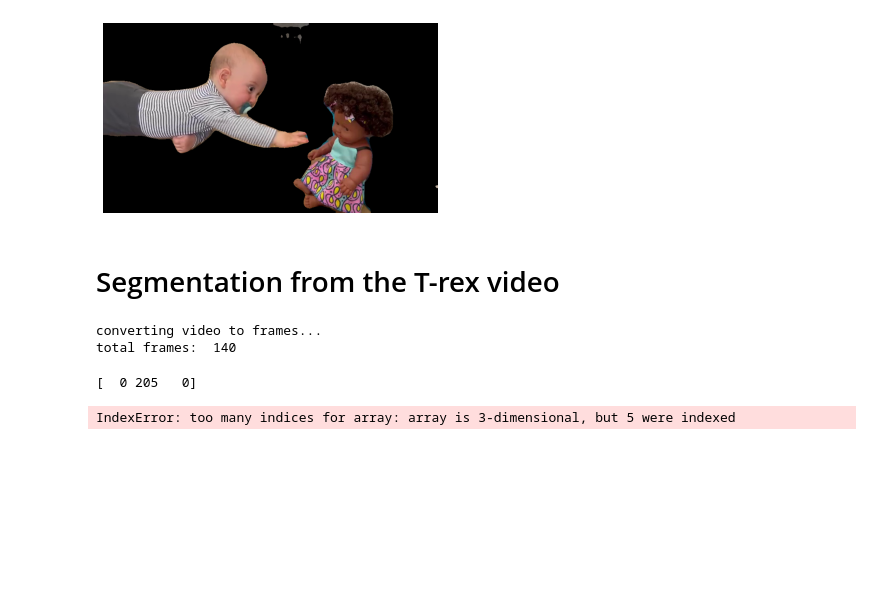
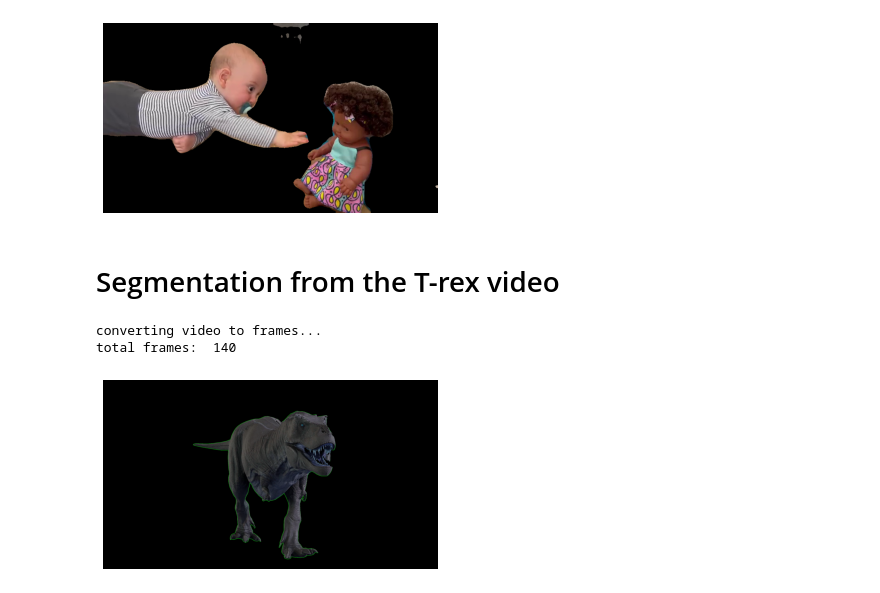
Before and after one commit to Adi-Yuval/Computer-Vision-HW, a Jupyter notebook: ee046746_hw2_classifiers_segmentation/code/ee046746_hw2_part3.ipynb, the cells around one changed output. Saved outputs shown, nothing was run; the diff lists cells and outputs as text; code cells hidden in the pictures; blank space fills up the shorter version.

```diff
--- a/ee046746_hw2_classifiers_segmentation/code/ee046746_hw2_part3.ipynb
+++ b/ee046746_hw2_classifiers_segmentation/code/ee046746_hw2_part3.ipynb
@@ -74,17 +74,28 @@ frame_video_convert.video_to_image_seq("my_data/T-RexVideo.mp4", "my_data/T-rex_
 # %% [output]
 converting video to frames...
 total frames:  140
-# %%
-def mask_dino(frame_path):
-    frame = cv2.imread(frame_path)
-    frame_bg_color = frame[0, 0, :]
-
-    print(frame_bg_color)
-
-
-    plt.imshow(cv2.cvtColor(masked_frame, cv2.COLOR_BGR2RGB))
-
-mask_dino('my_data/T-rex_frames/0000.jpg')
-# %% [output]
-[  0 205   0]
-IndexError: too many indices for array: array is 3-dimensional, but 5 were indexed
+# %%
+def mask_dino(frame_path):
+    frame = cv2.imread(frame_path)
+    frame_gray = cv2.cvtColor(frame, cv2.COLOR_BGR2GRAY)
+
+    frame_gray_blr = cv2.GaussianBlur(frame_gray, (5,5), 25)
+
+    _, thresh = cv2.threshold(frame_gray_blr, 115, 255, type=cv2.THRESH_BINARY)
+    thresh_inv = cv2.bitwise_not(thresh)
+
+    masked_frame = np.copy(frame)
+    masked_frame[thresh_inv == 0] = 0
+
+    return masked_frame
+# %%
+import glob
+
+masked_dino_frames = []
+for frame_path in glob.glob('my_data/T-rex_frames/*.jpg'):
+    masked_dino_frames.append(mask_dino(frame_path))
+# %%
+plt.imshow(masked_dino_frames[0])
+_ = plt.axis('off')
+# %% [output]
+[figure, added]
```
Also changed, not shown: parts of 5 cells of this notebook.
